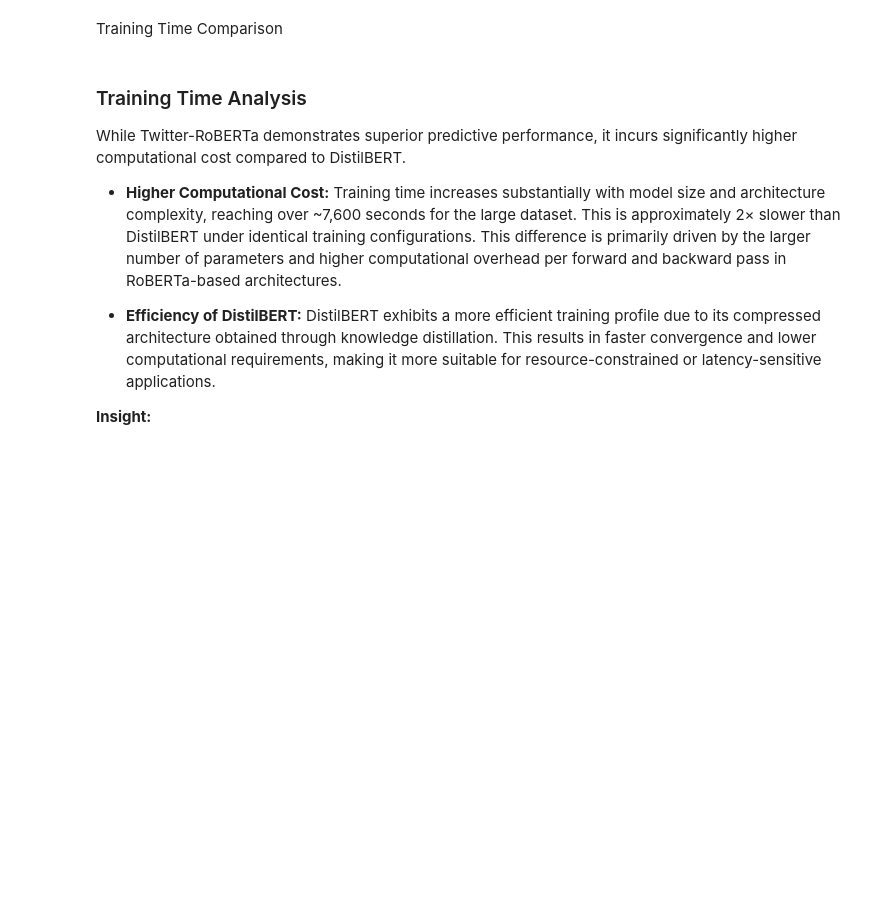
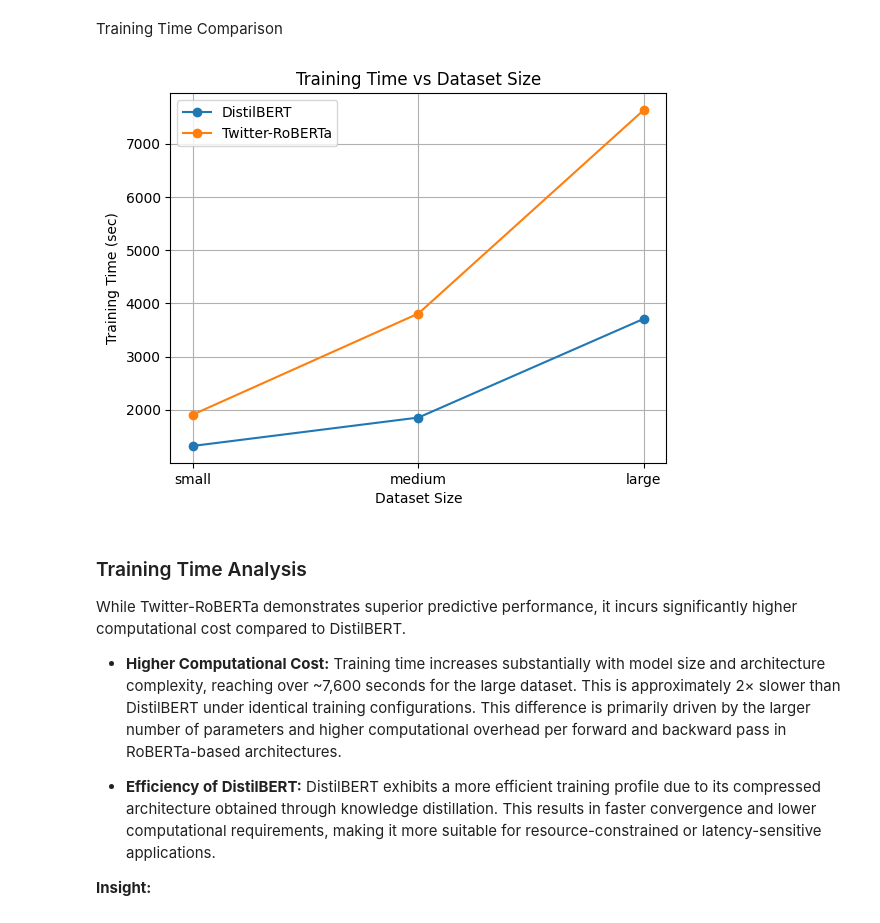
Before and after one commit to aayush-12321/Sentiment-Analysis-Project, a Jupyter notebook: twitter_roberta_experiments.ipynb, the cells around one changed output. Cells and saved outputs as stored; diff of their text form; code cells hidden in the pictures; blank space fills up the shorter version.

```diff
--- a/twitter_roberta_experiments.ipynb
+++ b/twitter_roberta_experiments.ipynb
@@ -824,16 +775,18 @@ ROC-AUC measures the models’ ability to distinguish between positive and negat
 # %% [markdown]
 Training Time Comparison
 # %%
-# plt.figure()
-# plt.plot(datasets, distil_time, marker='o', label="DistilBERT")
-# plt.plot(datasets, roberta_time, marker='o', label="Twitter-RoBERTa")
+plt.figure()
+plt.plot(datasets, distil_time, marker='o', label="DistilBERT")
+plt.plot(datasets, roberta_time, marker='o', label="Twitter-RoBERTa")
 
-# plt.xlabel("Dataset Size")
-# plt.ylabel("Training Time (sec)")
-# plt.title("Training Time vs Dataset Size")
-# plt.legend()
-# plt.grid()
-# plt.show()
+plt.xlabel("Dataset Size")
+plt.ylabel("Training Time (sec)")
+plt.title("Training Time vs Dataset Size")
+plt.legend()
+plt.grid()
+plt.show()
+# %% [output]
+[figure, added]
 # %% [markdown]
 ### Training Time Analysis
 
```
Also changed, not shown: parts of 40 cells of this notebook.
